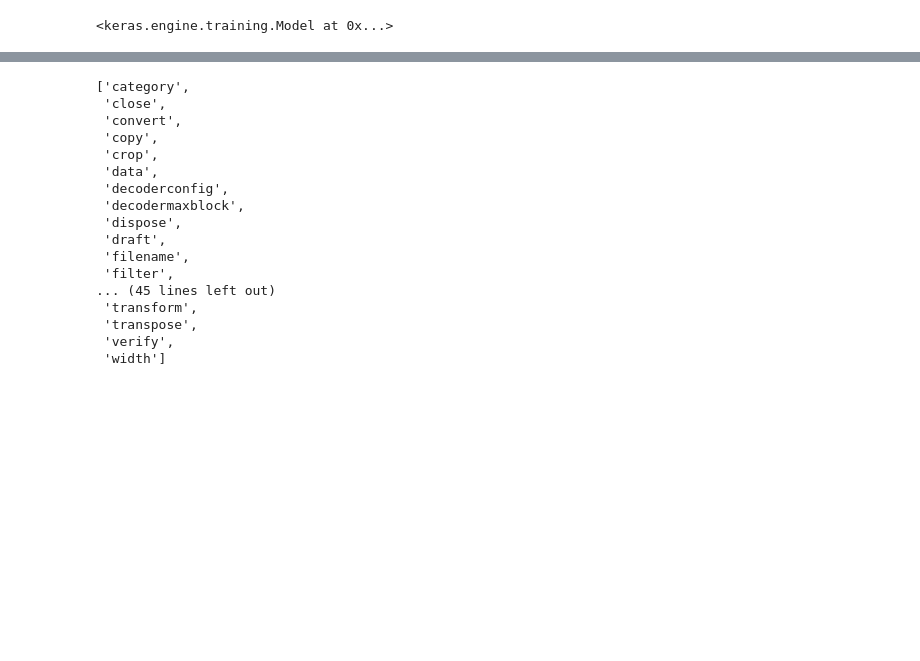
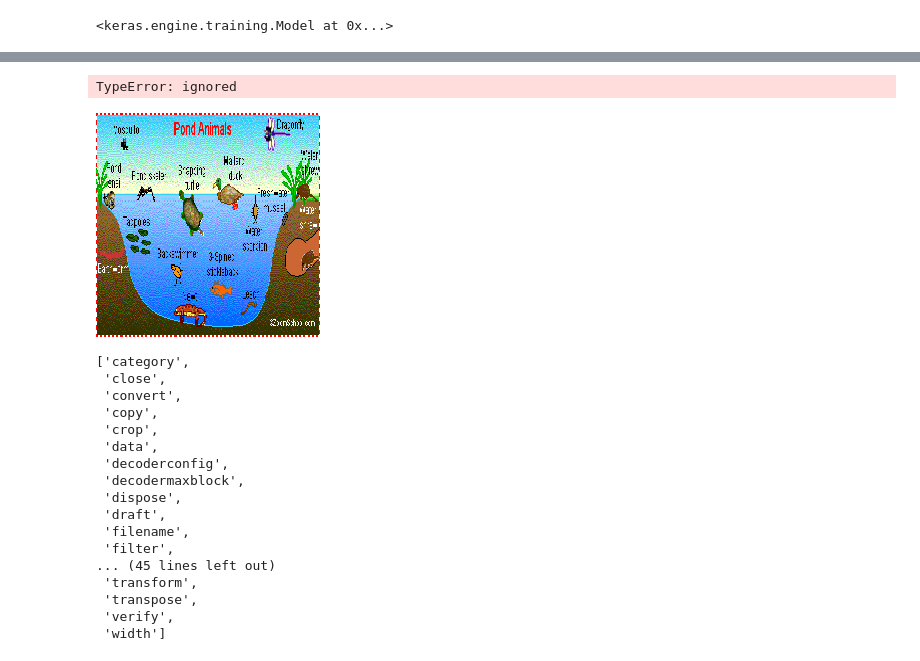
Before and after one commit to quinn-dougherty/DS-Unit-4-Sprint-4-Deep-Learning, a Jupyter notebook: SC/LS_DS_Unit_4_Sprint_Challenge_4.ipynb, the cells around one changed output, grey strips where cells are left out. Cells and saved outputs as stored; diff of their text form; code cells hidden in the pictures; blank space fills up the shorter version.

```diff
--- a/SC/LS_DS_Unit_4_Sprint_Challenge_4.ipynb
+++ b/SC/LS_DS_Unit_4_Sprint_Challenge_4.ipynb
@@ -354,3 +301,40 @@ pics[0].shape
+# %%
+
+pics = [Image.open(pic) for pic in absolute_image_paths['animal pond']]
+
+def predict(i: int) -> bool:
+  frogs = ['bullfrog', 'tree frog', 'tailed frog']
+  pic_ = pics[i]
+
+  num_classes=1001
+
+  module = hub.Module("https://tfhub.dev/google/imagenet/resnet_v1_50/classification/1")
+  height, width = hub.get_expected_image_size(module)
+
+  pic = pic_.resize((height, width))
+
+  data = tf.constant(np.asarray(pic) / 255, tf.float32)
+  #data = np.asarray(pic) / 255
+  images = tf.stack(data)
+
+  logits = module(images)  # Logits with shape [batch_size, num_classes].
+
+  return logits
+
+# predict(0)
+# predict(1)
+# predict(2)
+# predict(3)
+predict(4)
+
+
+#tf.stack([tf.constant(np.asarray(p)/255, tf.float32) for p in pics])
+# %% [output]
+TypeError: ignored
+# %%
+pics[0].resize((224,224))
+# %% [output]
+[figure, added]
 # %%
 [k for k in dir(pics[0]) if '_' not in k]
 # %% [output]
```
Also changed, not shown: parts of 5 cells of this notebook.
